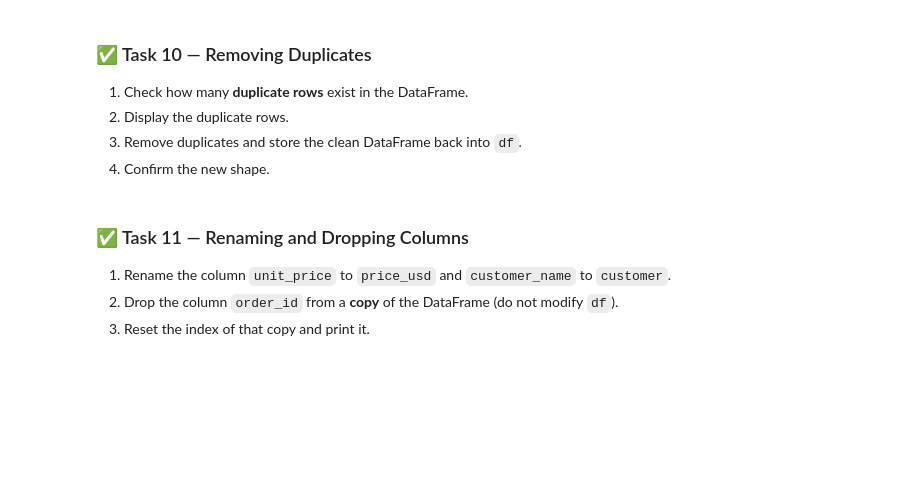
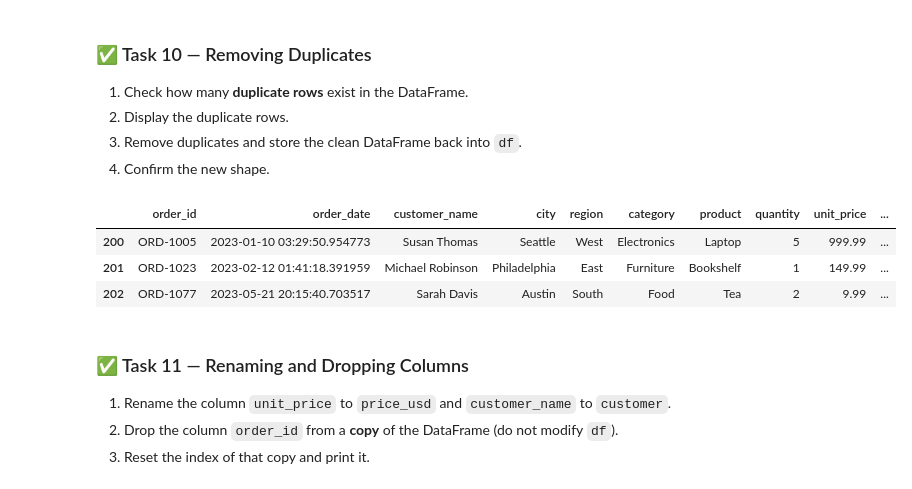
Before and after one commit to Bhavy-Kakaniya/Data-Science, a Jupyter notebook: Lab2 EMPTY.ipynb, the cells around one changed output. Cells and saved outputs as stored; diff of their text form; code cells hidden in the pictures; blank space fills up the shorter version.

```diff
--- a/Lab2 EMPTY.ipynb
+++ b/Lab2 EMPTY.ipynb
@@ -414,6 +436,16 @@ Print the first 10 rows showing `product`, `quantity`, `unit_price`, `discount`,
 2. Display the duplicate rows.
 3. Remove duplicates and store the clean DataFrame back into `df`.
 4. Confirm the new shape.
+# %%
+# df.duplicated().sum()
+# df[df.duplicated()]
+df.drop_duplicates()
+df.shape()
+# %% [output]
+|  | order_id | order_date | customer_name | city | region | category | product | quantity | unit_price | ... |
+| 200 | ORD-1005 | 2023-01-10 03:29:50.954773 | Susan Thomas | Seattle | West | Electronics | Laptop | 5 | 999.99 | ... |
+| 201 | ORD-1023 | 2023-02-12 01:41:18.391959 | Michael Robinson | Philadelphia | East | Furniture | Bookshelf | 1 | 149.99 | ... |
+| 202 | ORD-1077 | 2023-05-21 20:15:40.703517 | Sarah Davis | Austin | South | Food | Tea | 2 | 9.99 | ... |
 # %% [markdown]
 ### ✅ Task 11 — Renaming and Dropping Columns
 1. Rename the column `unit_price` to `price_usd` and `customer_name` to `customer`.
```
Also changed, not shown: parts of 4 cells of this notebook.
